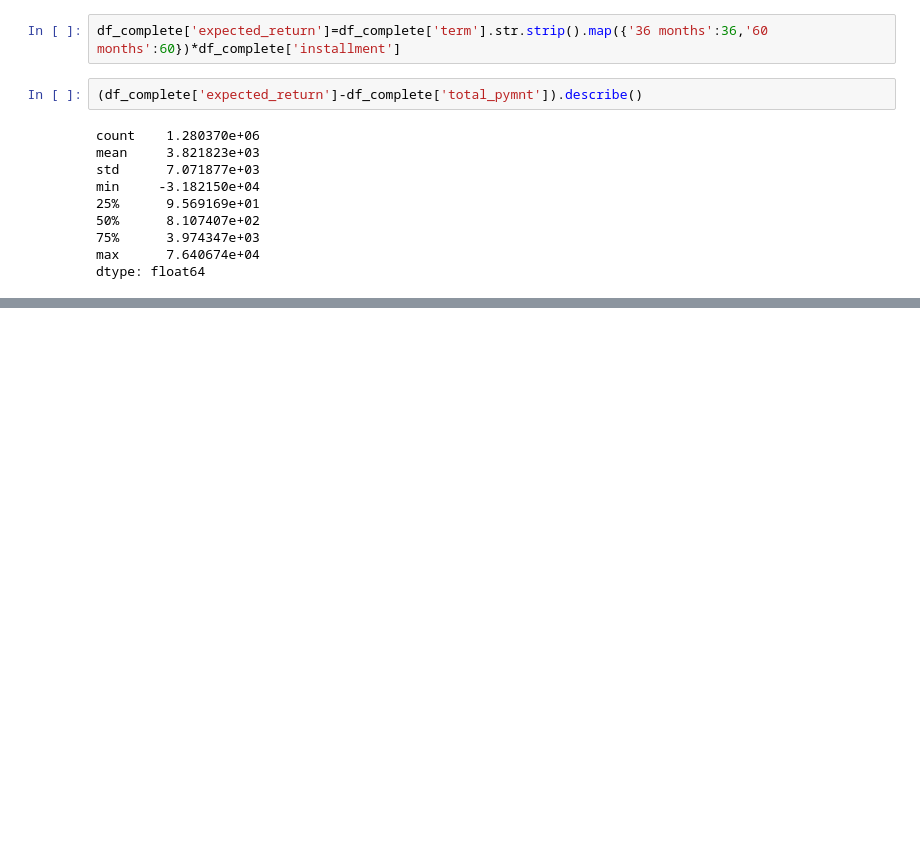
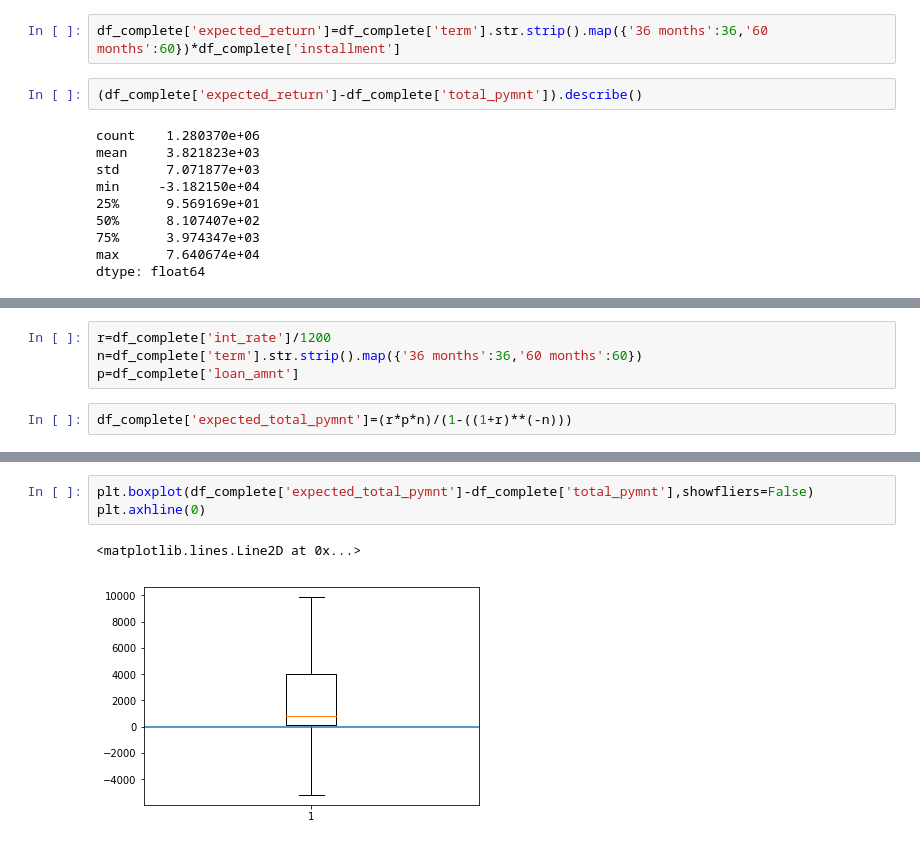
Before and after one commit to ktzioumis/Lending-Club, a Jupyter notebook: Lending-Club.ipynb, the cells around one changed output, grey strips where cells are left out. Cells and saved outputs as stored; diff of their text form; blank space fills up the shorter version.

Commit message:
actual and expected profit/loss

```diff
--- a/Lending-Club.ipynb
+++ b/Lending-Club.ipynb
@@ -938,0 +925,6 @@ dtype: float64
+# %%
+r=df_complete['int_rate']/1200
+n=df_complete['term'].str.strip().map({'36 months':36,'60 months':60})
+p=df_complete['loan_amnt']
+# %%
+df_complete['expected_total_pymnt']=(r*p*n)/(1-((1+r)**(-n)))
@@ -938,0 +985,6 @@ dtype: float64
+# %%
+plt.boxplot(df_complete['expected_total_pymnt']-df_complete['total_pymnt'],showfliers=False)
+plt.axhline(0)
+# %% [output]
+<matplotlib.lines.Line2D at 0x...>
+[figure, added]
```
Also changed, not shown: parts of 29 cells of this notebook, 2 other files.
